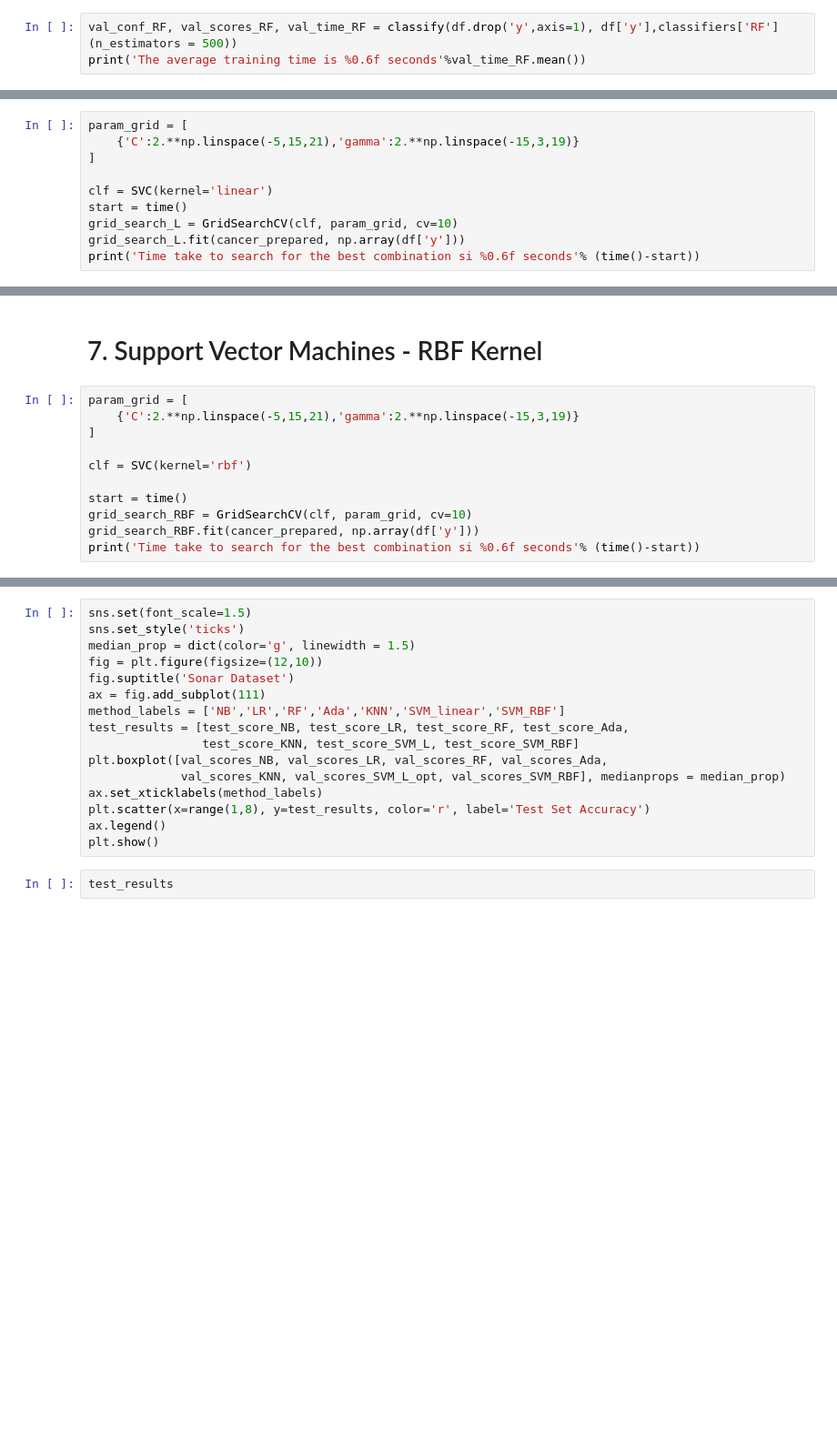
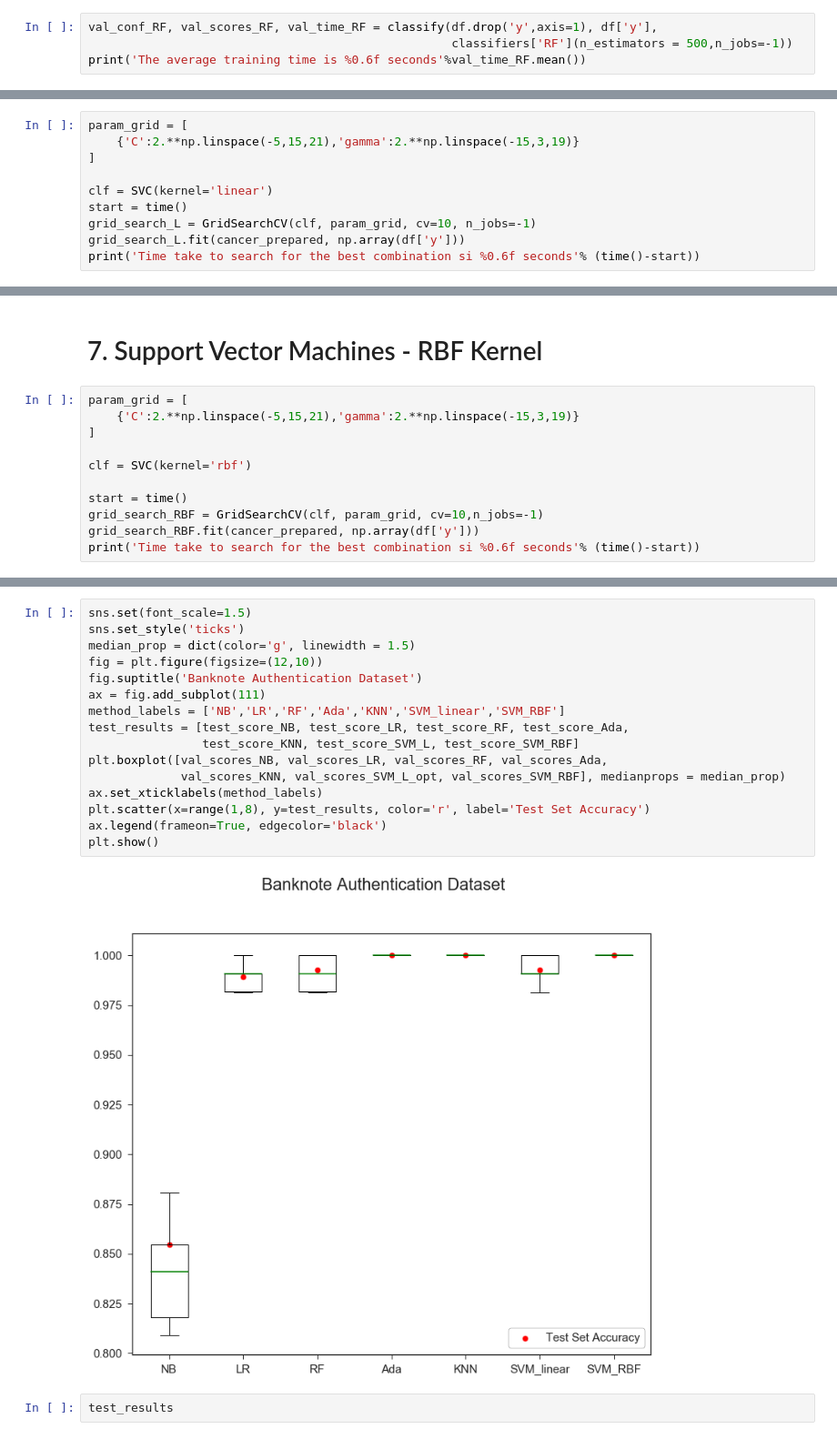
Before and after one commit to mohammeddonia/StatLearn-Comparison, a Jupyter notebook: Binary_06_Banknote.ipynb, the cells around one changed output, grey strips where cells are left out. Shown at 91% size. Saved outputs shown, nothing was run; the diff lists cells and outputs as text; blank space fills up the shorter version.

```diff
--- a/Binary_06_Banknote.ipynb
+++ b/Binary_06_Banknote.ipynb
@@ -248,6 +248,7 @@ weighted avg       0.99      0.99      0.99       275
 # %% [markdown]
 n_estimators=500
 # %%
-val_conf_RF, val_scores_RF, val_time_RF = classify(df.drop('y',axis=1), df['y'],classifiers['RF'](n_estimators = 500))
+val_conf_RF, val_scores_RF, val_time_RF = classify(df.drop('y',axis=1), df['y'],
+                                                   classifiers['RF'](n_estimators = 500,n_jobs=-1))
 print('The average training time is %0.6f seconds'%val_time_RF.mean())
 # %% [output]
@@ -437,6 +438,6 @@ param_grid = [
 
 clf = SVC(kernel='linear')
 start = time()
-grid_search_L = GridSearchCV(clf, param_grid, cv=10)
+grid_search_L = GridSearchCV(clf, param_grid, cv=10, n_jobs=-1)
 grid_search_L.fit(cancer_prepared, np.array(df['y']))
 print('Time take to search for the best combination si %0.6f seconds'% (time()-start))
@@ -473,6 +520,6 @@ param_grid = [
 clf = SVC(kernel='rbf')
 
 start = time()
-grid_search_RBF = GridSearchCV(clf, param_grid, cv=10)
+grid_search_RBF = GridSearchCV(clf, param_grid, cv=10,n_jobs=-1)
 grid_search_RBF.fit(cancer_prepared, np.array(df['y']))
 print('Time take to search for the best combination si %0.6f seconds'% (time()-start))
@@ -499,18 +574,20 @@ _,test_conf_SVM_L = plot_confusion(test_pred, df_test['y'],SVM_RBF)
 # %%
 sns.set(font_scale=1.5)
 sns.set_style('ticks')
 median_prop = dict(color='g', linewidth = 1.5)
 fig = plt.figure(figsize=(12,10))
-fig.suptitle('Sonar Dataset')
+fig.suptitle('Banknote Authentication Dataset')
 ax = fig.add_subplot(111)
 method_labels = ['NB','LR','RF','Ada','KNN','SVM_linear','SVM_RBF']
 test_results = [test_score_NB, test_score_LR, test_score_RF, test_score_Ada,
                 test_score_KNN, test_score_SVM_L, test_score_SVM_RBF]
 plt.boxplot([val_scores_NB, val_scores_LR, val_scores_RF, val_scores_Ada,
              val_scores_KNN, val_scores_SVM_L_opt, val_scores_SVM_RBF], medianprops = median_prop)
 ax.set_xticklabels(method_labels)
 plt.scatter(x=range(1,8), y=test_results, color='r', label='Test Set Accuracy')
-ax.legend()
+ax.legend(frameon=True, edgecolor='black')
 plt.show()
+# %% [output]
+[figure, added]
 # %%
 test_results
```
Also changed, not shown: parts of 22 cells of this notebook, 5 other files.
